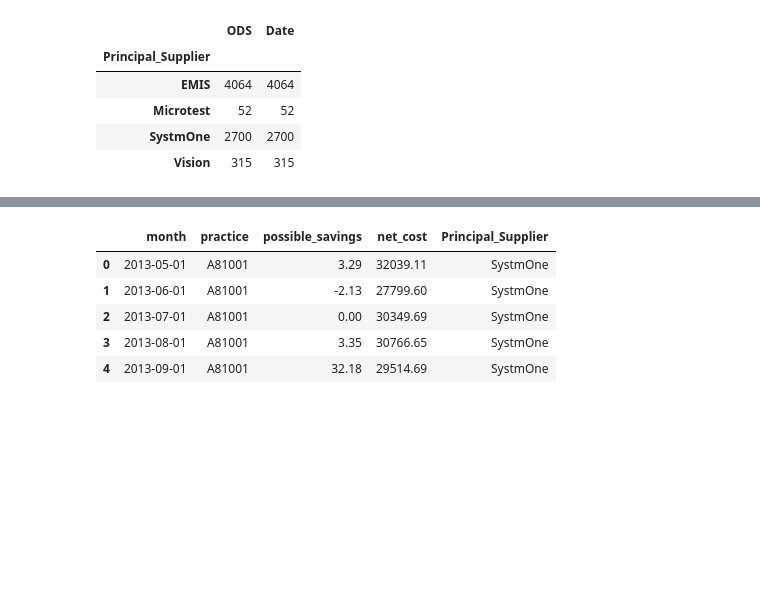
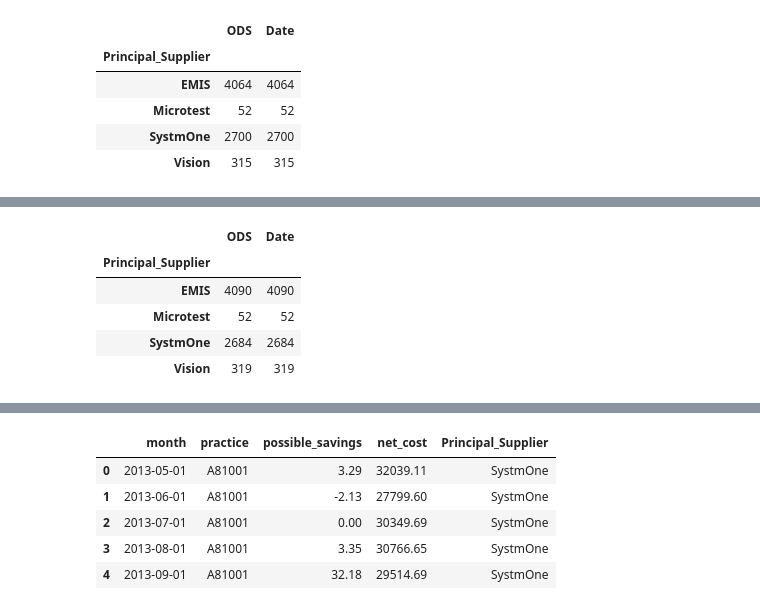
Before and after one commit to ebmdatalab/ghost_branded_generics_paper, a Jupyter notebook: Ghost Branded Generics.ipynb, the cells around one changed output, grey strips where cells are left out. Cells and saved outputs as stored; diff of their text form; code cells hidden in the pictures; blank space fills up the shorter version.

```diff
--- a/Ghost Branded Generics.ipynb
+++ b/Ghost Branded Generics.ipynb
@@ -460,3 +471,12 @@ epr_march19.groupby('Principal_Supplier').count()
+# %%
+epr_dec19.groupby('Principal_Supplier').count()
+# %% [output]
+|  | ODS | Date |
+| Principal_Supplier |  |  |
+| EMIS | 4090 | 4090 |
+| Microtest | 52 | 52 |
+| SystmOne | 2684 | 2684 |
+| Vision | 319 | 319 |
 # %%
 numbers = practice[['month','practice', 'possible_savings','net_cost']]
 first = epr.loc[epr['Date']=='2016-03-01',['ODS','Principal_Supplier']]
```
Also changed, not shown: parts of 3 cells of this notebook, 8 other files.
